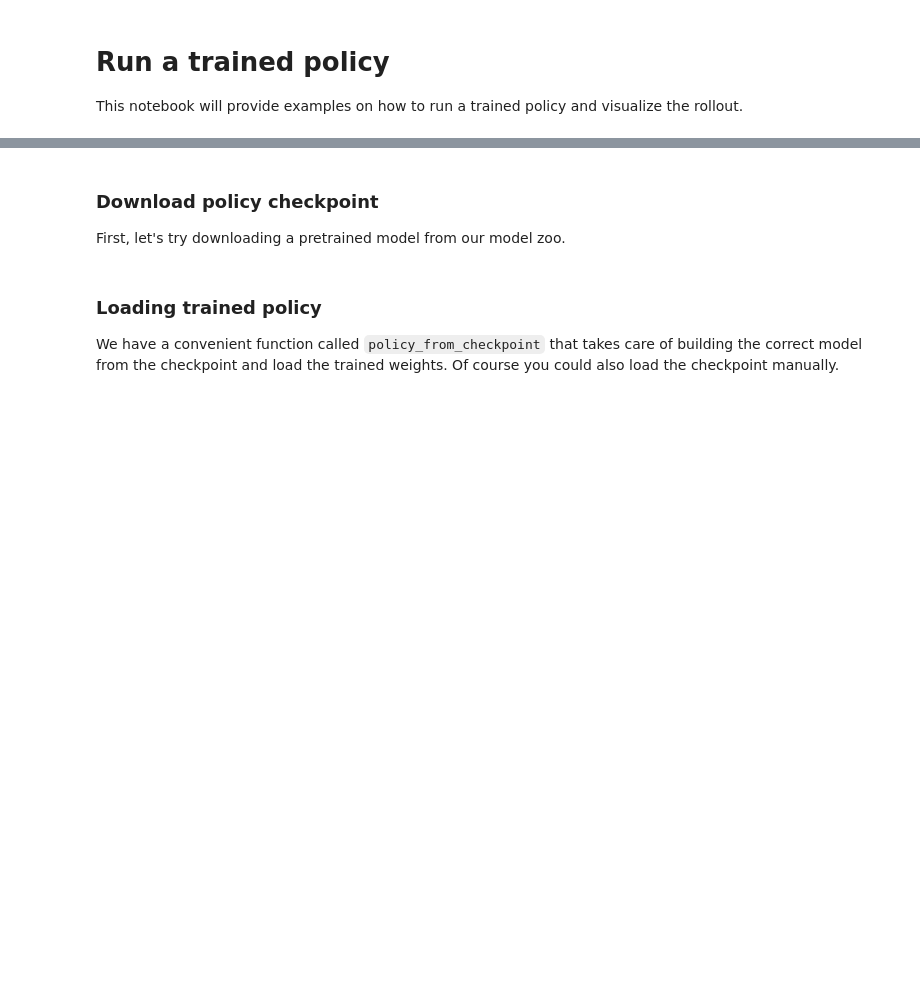
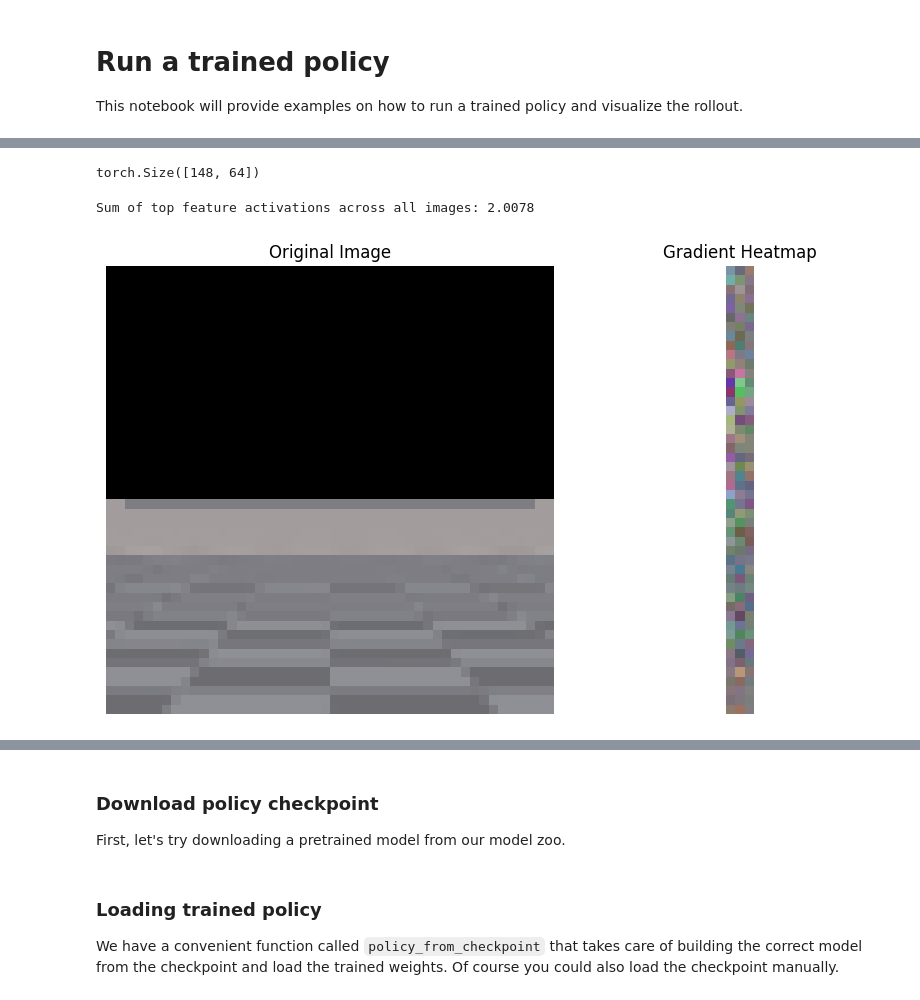
Before and after one commit to pairlab/fancy-bc, a Jupyter notebook: examples/notebooks/run_policy.ipynb, the cells around one changed output, grey strips where cells are left out. Saved outputs shown, nothing was run; the diff lists cells and outputs as text; code cells hidden in the pictures; blank space fills up the shorter version.

```diff
--- a/examples/notebooks/run_policy.ipynb
+++ b/examples/notebooks/run_policy.ipynb
@@ -42,0 +188,60 @@ ROBOMIMIC WARNING(
+# %%
+weights.shape
+# %% [output]
+torch.Size([148, 64])
+# %%
+import matplotlib.pyplot as plt
+
+cam_obs_key = 'fixed_camera'
+obs_encoder = policy.policy.nets['policy'].nets['encoder'].nets['obs']
+obs_randomizer = obs_encoder.obs_randomizers[cam_obs_key]
+obs_net = obs_encoder.obs_nets[cam_obs_key]
+
+obs_processed = obs_randomizer[0].forward_in(tensor_data_dict['obs'][cam_obs_key].permute(0, 3, 1, 2)).requires_grad_(True)
+
+weights = obs_net(obs_processed)
+# Compute gradients
+obs_processed.retain_grad()
+# Get the maximum activation for each image
+max_activation = weights.max(dim=-1)[0].max(dim=-1)[0]  # Reduce to get the maximum value for each image
+
+# Sum the maximum activations across all images
+sum_top_activations = max_activation.sum()
+sum_top_activations.backward()
+
+print(f"Sum of top feature activations across all images: {sum_top_activations:.4f}")
+
+
+# Get the gradients
+gradients = obs_processed.grad
+
+# Normalize the gradients for visualization
+gradients = gradients - gradients.min()
+gradients /= gradients.max()
+
+# Assuming img is the original input image (C, H, W)
+# img = tensor_data_dict['obs'][cam_obs_key].permute(0, 3, 1, 2)[0]
+img = obs_processed[0].permute(1, 2, 0).detach().cpu().numpy()
+
+
+# Upsample the gradients to match the original image size
+gradients_upsampled = torch.nn.functional.interpolate(gradients, size=img.shape[1:], mode='bilinear', align_corners=False)
+
+# Convert to numpy and transpose (H, W, C)
+gradients_upsampled = gradients_upsampled.cpu().numpy()[0].transpose(1, 2, 0)
+
+# Plot the original image and the gradient heatmap
+fig, (ax1, ax2) = plt.subplots(1, 2, figsize=(10, 5))
+ax1.imshow(img)
+ax1.set_title("Original Image")
+ax1.axis('off')
+
+ax2.imshow(gradients_upsampled, cmap='jet')
+ax2.set_title("Gradient Heatmap")
+ax2.axis('off')
+
+plt.tight_layout()
+plt.show()
+# %% [output]
+Sum of top feature activations across all images: 2.0078
+[figure, added]
```
Also changed, not shown: parts of 13 cells of this notebook, 4 other files.
